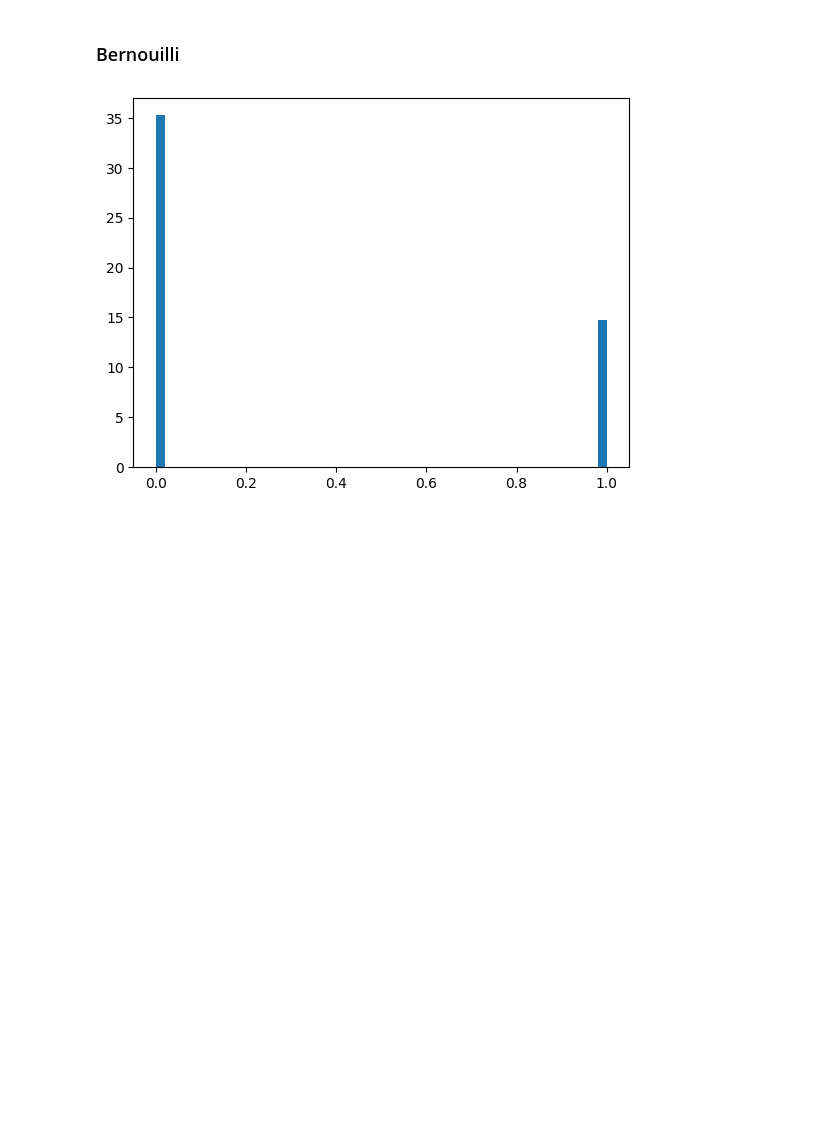
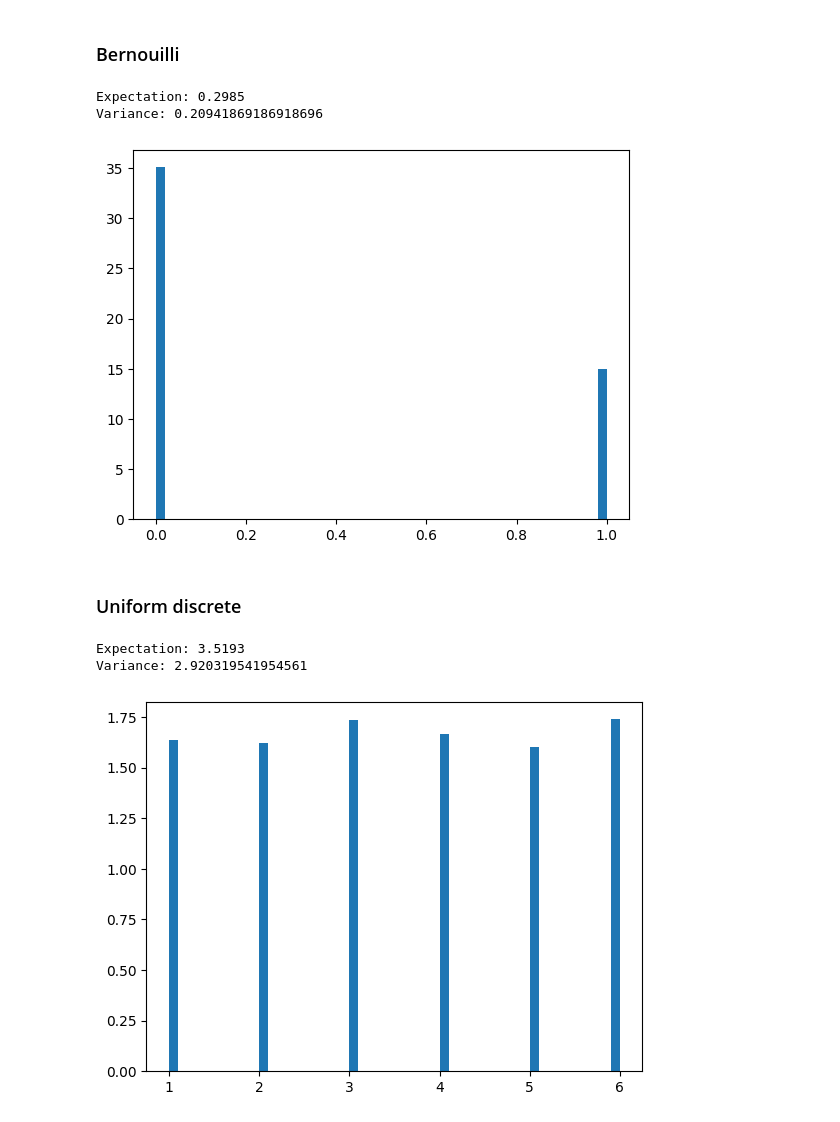
Before and after one commit to aalp75/random-generator, a Jupyter notebook: examples/discrete.ipynb, the cells around one changed output. Saved outputs shown, nothing was run; the diff lists cells and outputs as text; code cells hidden in the pictures; blank space fills up the shorter version.

```diff
--- a/examples/discrete.ipynb
+++ b/examples/discrete.ipynb
@@ -4,11 +4,26 @@ import rng
 # %% [markdown]
 ### Bernouilli
 # %%
-sample = rng.bernouilli(0.3, size=1_000)
-_ = plt.hist(sample, density=True, bins=3)
+sample = rng.bernouilli(0.3, size=10_000)
+_ = plt.hist(sample, density=True, bins=50)
 expectation = rng.expectation(sample)
 variance = rng.variance(sample)
 print(f'Expectation: {expectation}')
 print(f'Variance: {variance}')
 # %% [output]
+Expectation: 0.2985
+Variance: 0.20941869186918696
 [figure]
+# %% [markdown]
+### Uniform discrete
+# %%
+sample = rng.uniform_discrete(1, 6, size=10_000)
+_ = plt.hist(sample, density=True, bins=50)
+expectation = rng.expectation(sample)
+variance = rng.variance(sample)
+print(f'Expectation: {expectation}')
+print(f'Variance: {variance}')
+# %% [output]
+Expectation: 3.5193
+Variance: 2.920319541954561
+[figure, added]
```
Also changed, not shown: parts of 6 cells of this notebook, 5 other files.
